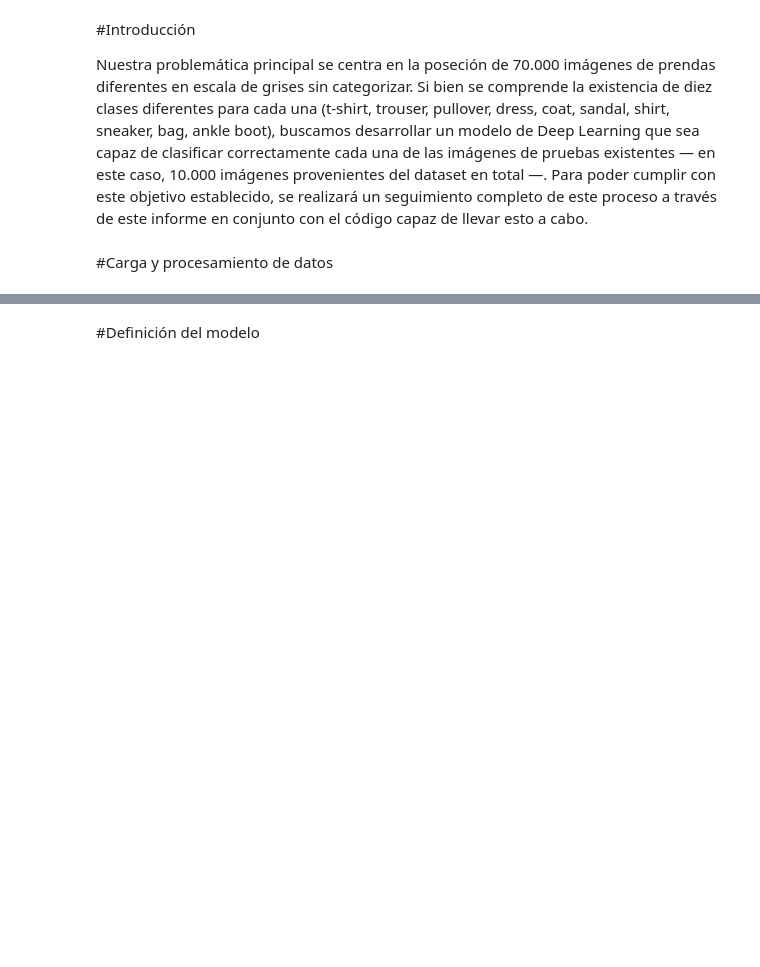
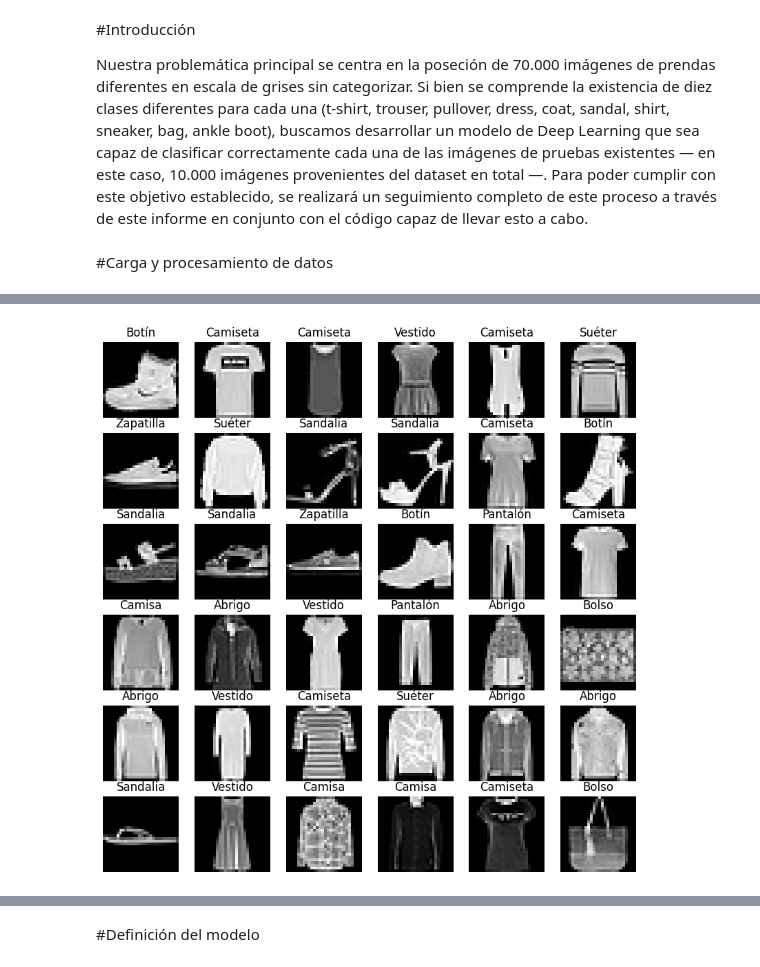
Before and after one commit to Albedofan69420/FASHION-MNIST, a Jupyter notebook: FASHION_MNIST.ipynb, the cells around one changed output, grey strips where cells are left out. Cells and saved outputs as stored; diff of their text form; code cells hidden in the pictures; blank space fills up the shorter version.

```diff
--- a/FASHION_MNIST.ipynb
+++ b/FASHION_MNIST.ipynb
@@ -30,16 +25,18 @@ print("Test:", X_test.shape, y_test.shape)
 # %%
 # Nombres de clases
 clases = ['Camiseta', 'Pantalón', 'Suéter', 'Vestido', 'Abrigo',
           'Sandalia', 'Camisa', 'Zapatilla', 'Bolso', 'Botín']
 
 # Mostrar ejemplos
 plt.figure(figsize=(10,10))
-for i in range(9):
-    plt.subplot(3,3,i+1)
+for i in range(36):
+    plt.subplot(6,6,i+1)
     plt.imshow(X_train[i], cmap='gray')
     plt.title(clases[y_train[i]])
     plt.axis('off')
 plt.show()
+# %% [output]
+[figure, added]
 # %%
 # Normalizar los datos (0–255 → 0–1)
 X_train = X_train / 255.0
```
Also changed, not shown: parts of 9 cells of this notebook.
